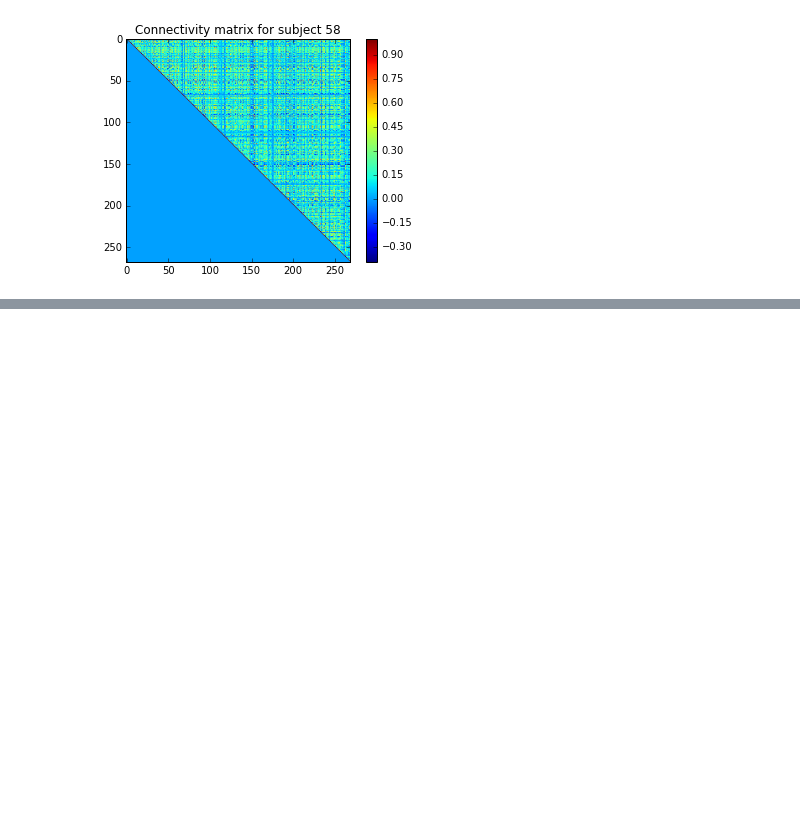
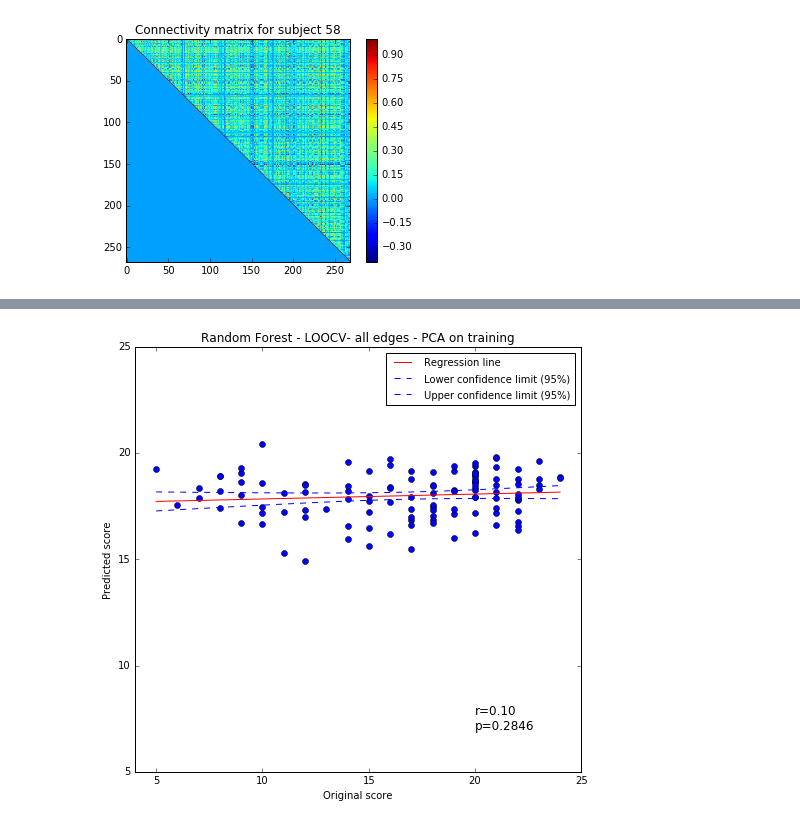
Before and after one commit to paola-g/iq_prediction, a Jupyter notebook: random_forest.ipynb, the cells around one changed output, grey strips where cells are left out. Cells and saved outputs as stored; diff of their text form; code cells hidden in the pictures; blank space fills up the shorter version.

```diff
--- a/random_forest.ipynb
+++ b/random_forest.ipynb
@@ -49,0 +101,42 @@ print('Done.')
+# %%
+# Test with two distinct model for positive and negative edges (PCA on training data)
+
+
+loo = cross_validation.LeaveOneOut(n_subj)
+errors_pos = np.zeros([n_subj,1])
+errors_neg = np.zeros([n_subj,1])
+predictions_pos = np.zeros([n_subj,1])
+predictions_neg = np.zeros([n_subj,1])
+estimator = RandomForestRegressor(random_state=0, n_estimators=100, oob_score=True)
+pca = PCA(n_components=0.999)
+
+
+
+def regress(p,score,edges):
+    i=0
+    f = FloatProgress(min=0, max=n_subj)
+    display(f)
+    for train_index, test_index in loo:
+        pears = [stats.pearsonr(edges[train_index,i],gF[train_index]) for i in range(0,n_edges)]
+        # select edges (positively and negatively) correlated with gF with threshold p
+        idx_filtered_pos = np.array([idx for idx in range(1,n_edges) if pears[idx][1]<p and pears[idx][0]>0])
+        idx_filtered_neg = np.array([idx for idx in range(1,n_edges) if pears[idx][1]<p and pears[idx][0]<0])
+        filtered_pos = edges[np.ix_(train_index,idx_filtered_pos)]
+        filtered_neg = edges[np.ix_(train_index,idx_filtered_neg)]
+        # decomposition & regression
+        pc_pos = pca.fit_transform(filtered_pos)
+        estimator.fit(pc_pos,gF[train_index])
+        predictions_pos[i] = estimator.predict(pca.transform(edges[np.ix_(test_index,idx_filtered_pos)]))
+        pc_neg = pca.fit_transform(filtered_neg)
+        estimator.fit(pc_neg,gF[train_index])
+        predictions_neg[i] = estimator.predict(pca.transform(edges[np.ix_(test_index,idx_filtered_neg)]))
+        errors_pos[i] = abs(predictions_pos[i]-gF[test_index])
+        errors_neg[i] = abs(predictions_neg[i]-gF[test_index])
+        i=i+1
+        f.value += 1
+
+#interact(regress, p=(0.01,0.1,0.01),score=fixed(gF), edges=fixed(edges))
+p = 0.01
+regress(p,gF,edges)
+preds_3 = predictions_pos
+preds_4 = predictions_neg
@@ -49,0 +220,4 @@ print('Done.')
+# %%
+regression_plot(np.ravel(gF),np.ravel(preds_2),'Random Forest - LOOCV- all edges - PCA on training')
+# %% [output]
+[figure, added]
```
Also changed, not shown: parts of 7 cells of this notebook, 1 other file.
